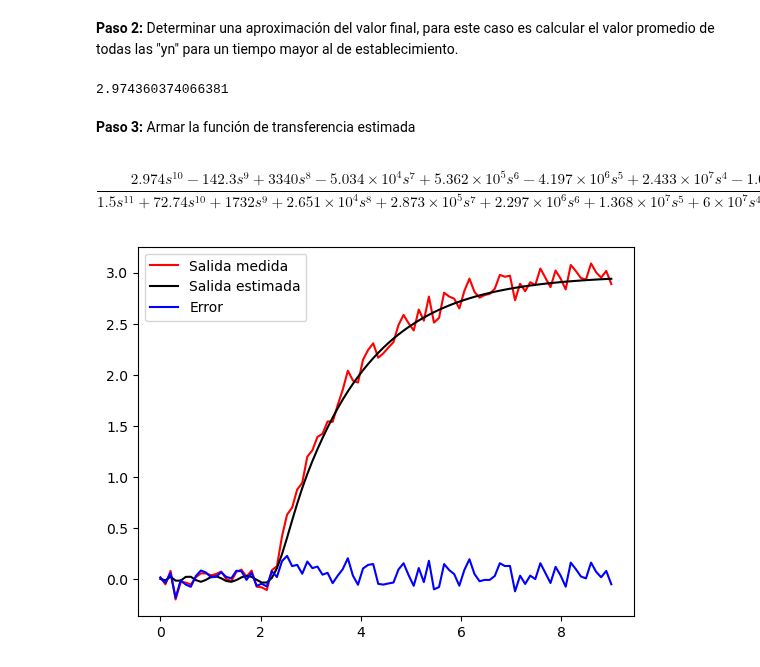
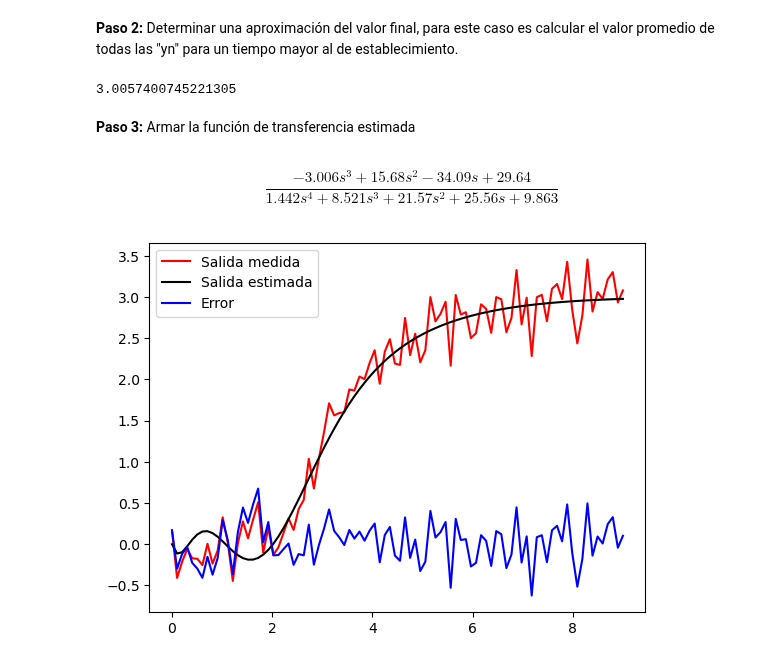
Before and after one commit to jairocuellar/System_identification, a Jupyter notebook: class_02_03.ipynb, the cells around one changed output. Saved outputs shown, nothing was run; the diff lists cells and outputs as text; code cells hidden in the pictures.

```diff
--- a/class_02_03.ipynb
+++ b/class_02_03.ipynb
@@ -66,7 +66,7 @@ y = np.append(ceros,y)
 N = len(y)
 
 ## Ruido para simular la señal de salida capturada "yn"
-r = 0.08
+r = 0.2
 e = np.random.normal(0,r,size=N)
 yn = y+e
 t = np.linspace(0,tf,N)
@@ -111,25 +111,25 @@ for j in range(N):
 Kf = Kf/i2
 print(Kf)
 # %% [output]
-2.974360374066381
+3.0057400745221305
 # %% [markdown]
 **Paso 3:** Armar la función de transferencia estimada
 # %%
 ## Armando la función de transferencia aproximada:
 ge = control.tf([Kf],[tao,1])
 ### Aproximación de Pade
-orden = 10
+orden = 3
 num, den = control.pade(delay, orden)
 gd = control.tf(num,den)
 ##########
 ge = ge*gd
 _,ye = control.step_response(ge,t)
 e = yn - ye
 plt.plot(t,yn,color = 'red')
 plt.plot(t,ye,color = 'black')
 plt.plot(t,e,color = 'blue')
 plt.legend(['Salida medida','Salida estimada','Error'])
 ge
 # %% [output]
-$$\frac{2.974 s^{10} - 142.3 s^9 + 3340 s^8 - 5.034 \times 10^{4} s^7 + 5.362 \times 10^{5} s^6 - 4.197 \times 10^{6} s^5 + 2.433 \times 10^{7} s^4 - 1.028 \times 10^{8} s^3 + 3.016 \times 10^{8} s^2 - 5.536 \times 10^{8} s + 4.814 \times 10^{8}}{1.5 s^{11} + 72.74 s^{10} + 1732 s^9 + 2.651 \times 10^{4} s^8 + 2.873 \times 10^{5} s^7 + 2.297 \times 10^{6} s^6 + 1.368 \times 10^{7} s^5 + 6 \times 10^{7} s^4 + 1.866 \times 10^{8} s^3 + 3.806 \times 10^{8} s^2 + 4.289 \times 10^{8} s + 1.618 \times 10^{8}}$$
+$$\frac{-3.006 s^3 + 15.68 s^2 - 34.09 s + 29.64}{1.442 s^4 + 8.521 s^3 + 21.57 s^2 + 25.56 s + 9.863}$$
-[figure, old version]
+[figure, new version]
```
Also changed, not shown: parts of 1 cell of this notebook, 8 other files.
